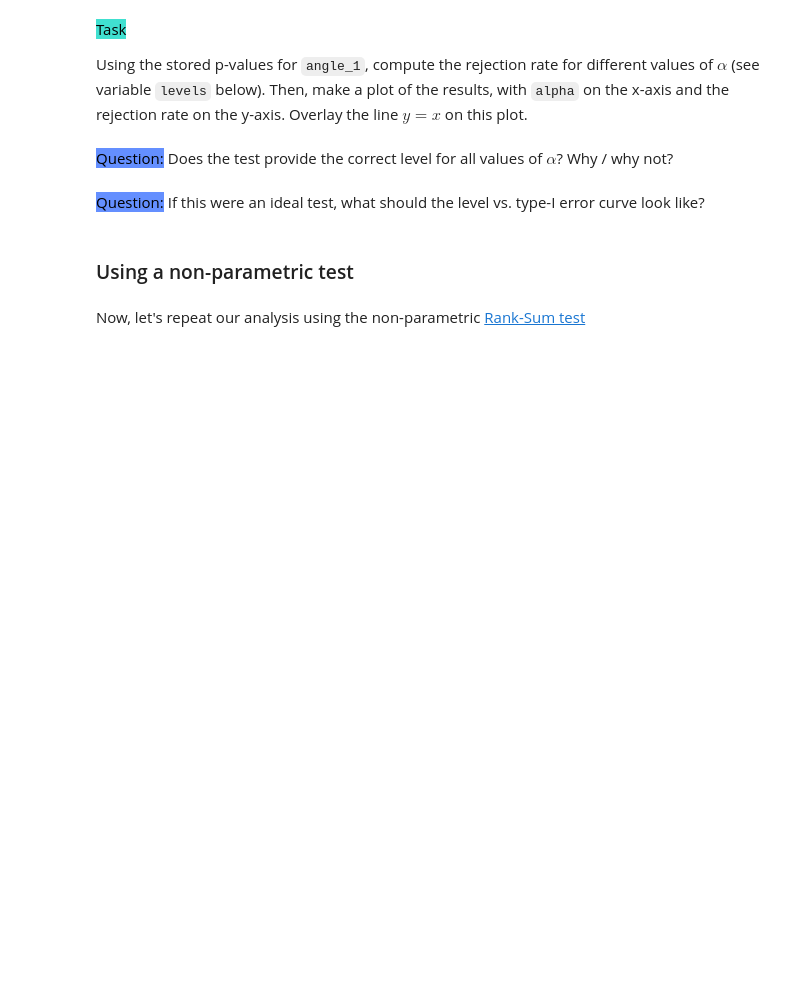
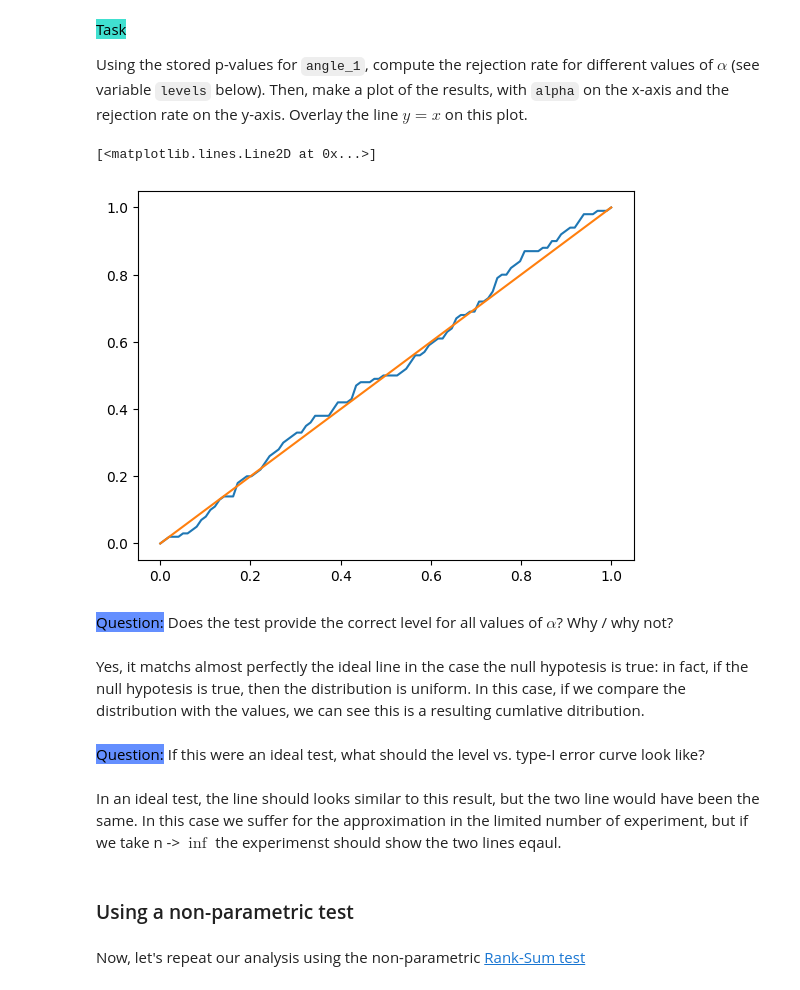
Before and after one commit to causalchamber/potsdam-25-ml-theory-to-practice, a Jupyter notebook: project_2/project_2_rcts_testing.ipynb, the cells around one changed output. Saved outputs shown, nothing was run; the diff lists cells and outputs as text; code cells hidden in the pictures; blank space fills up the shorter version.

```diff
--- a/project_2/project_2_rcts_testing.ipynb
+++ b/project_2/project_2_rcts_testing.ipynb
@@ -265,11 +516,30 @@ Using the stored p-values for `angle_1`, compute the rejection rate for differen
 # %%
 levels = np.linspace(0,1,100)
 rejection_rates = []
-# TODO: your code goes here
+
+
+for alpha in levels:
+    rej=0
+    for x in pvals['angle_1']:
+        if x<alpha:
+            rej+=1
+    rejection_rates.append(rej/len(pvals['angle_1']))
+
+
+
+plt.plot(levels, rejection_rates)
+plt.plot(levels,levels)
+# %% [output]
+[<matplotlib.lines.Line2D at 0x...>]
+[figure, added]
 # %% [markdown]
 <mark style="background-color: #648fff;">Question:</mark> Does the test provide the correct level for all values of $\alpha$? Why / why not?
+# %% [markdown]
+Yes, it matchs almost perfectly the ideal line in the case the null hypotesis is true: in fact, if the null hypotesis is true, then the distribution is uniform. In this case, if we compare the distribution with the values, we can see this is a resulting cumlative ditribution.
 # %% [markdown]
 <mark style="background-color: #648fff;">Question:</mark> If this were an ideal test, what should the level vs. type-I error curve look like?
+# %% [markdown]
+In an ideal test, the line should looks similar to this result, but the two line would have been the same. In this case we suffer for the approximation in the limited number of experiment, but if we take n -> $\inf$ the experimenst should show the two lines eqaul.
 # %% [markdown]
 ### Using a non-parametric test
 # %% [markdown]
```
Also changed, not shown: parts of 41 cells of this notebook.
